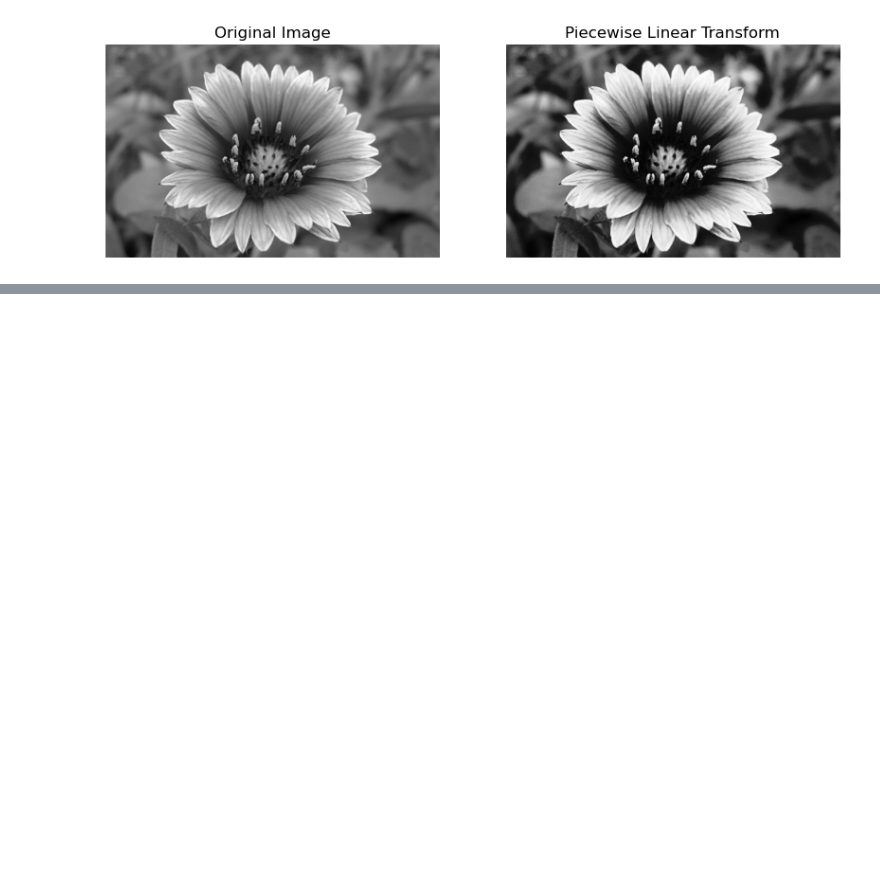
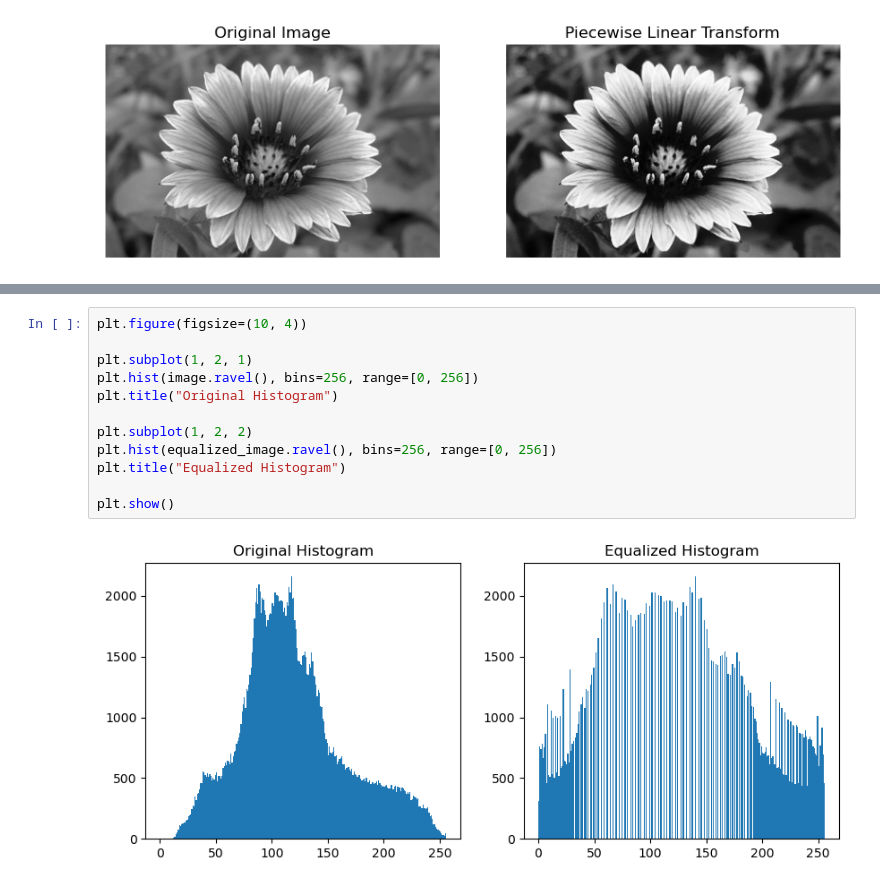
Before and after one commit to koustav-B/Image-Processing-Code, a Jupyter notebook: gray.ipynb, the cells around one changed output, grey strips where cells are left out. Saved outputs shown, nothing was run; the diff lists cells and outputs as text; blank space fills up the shorter version.

```diff
--- a/gray.ipynb
+++ b/gray.ipynb
@@ -207,0 +234,14 @@ plt.show()
+# %%
+plt.figure(figsize=(10, 4))
+
+plt.subplot(1, 2, 1)
+plt.hist(image.ravel(), bins=256, range=[0, 256])
+plt.title("Original Histogram")
+
+plt.subplot(1, 2, 2)
+plt.hist(equalized_image.ravel(), bins=256, range=[0, 256])
+plt.title("Equalized Histogram")
+
+plt.show()
+# %% [output]
+[figure, added]
```
Also changed, not shown: parts of 4 cells of this notebook.
